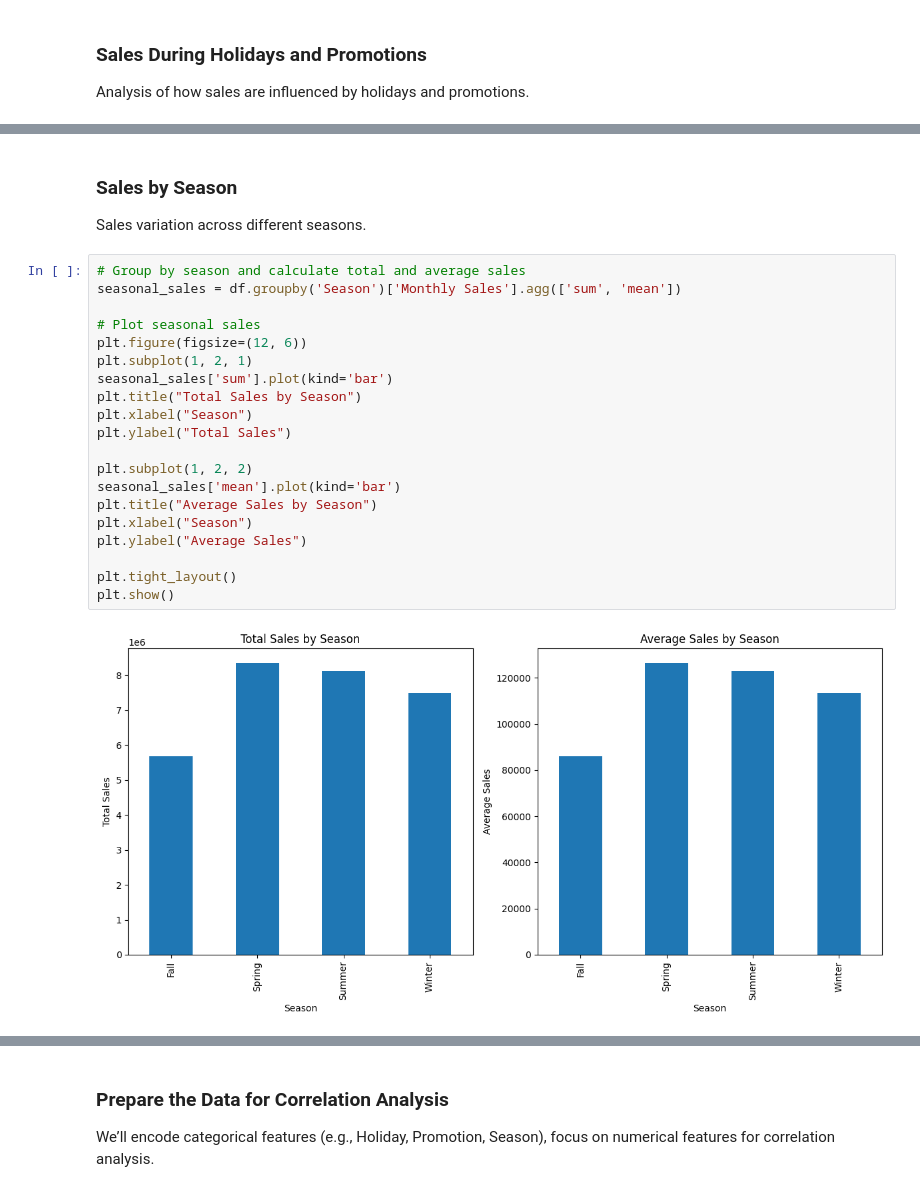
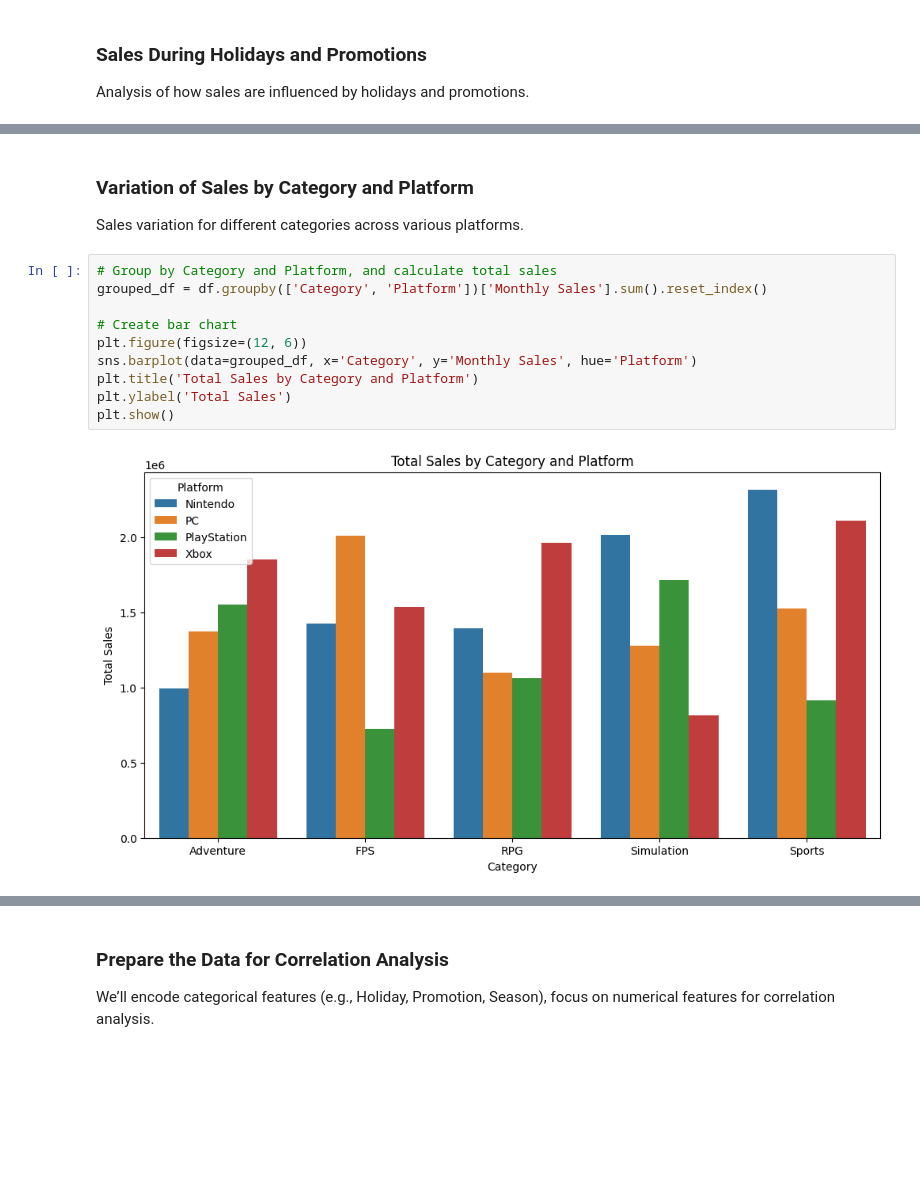
Before and after one commit to timeseriesgp3/project3_timeseries, a Jupyter notebook: forcast_1.ipynb, the cells around one changed output, grey strips where cells are left out. Saved outputs shown, nothing was run; the diff lists cells and outputs as text; blank space fills up the shorter version.

Commit message:
Updated Starter Notebook with reviewed dataset .ipynb with Exploratory Data Analysis (EDA)

```diff
--- a/forcast_1.ipynb
+++ b/forcast_1.ipynb
@@ -509,25 +410,15 @@ df.head()
 # %% [markdown]
-### Sales by Season
-Sales variation across different seasons.
+### Variation of Sales by Category and Platform
+Sales variation for different categories across various platforms.
-# %%
-# Group by season and calculate total and average sales
-seasonal_sales = df.groupby('Season')['Monthly Sales'].agg(['sum', 'mean'])
-
-# Plot seasonal sales
-plt.figure(figsize=(12, 6))
-plt.subplot(1, 2, 1)
-seasonal_sales['sum'].plot(kind='bar')
-plt.title("Total Sales by Season")
-plt.xlabel("Season")
-plt.ylabel("Total Sales")
-
-plt.subplot(1, 2, 2)
-seasonal_sales['mean'].plot(kind='bar')
-plt.title("Average Sales by Season")
-plt.xlabel("Season")
-plt.ylabel("Average Sales")
-
-plt.tight_layout()
-plt.show()
-# %% [output]
-[figure, removed]
+# %%
+# Group by Category and Platform, and calculate total sales
+grouped_df = df.groupby(['Category', 'Platform'])['Monthly Sales'].sum().reset_index()
+
+# Create bar chart
+plt.figure(figsize=(12, 6))
+sns.barplot(data=grouped_df, x='Category', y='Monthly Sales', hue='Platform')
+plt.title('Total Sales by Category and Platform')
+plt.ylabel('Total Sales')
+plt.show()
+# %% [output]
+[figure, added]
```
Also changed, not shown: parts of 40 cells of this notebook.
